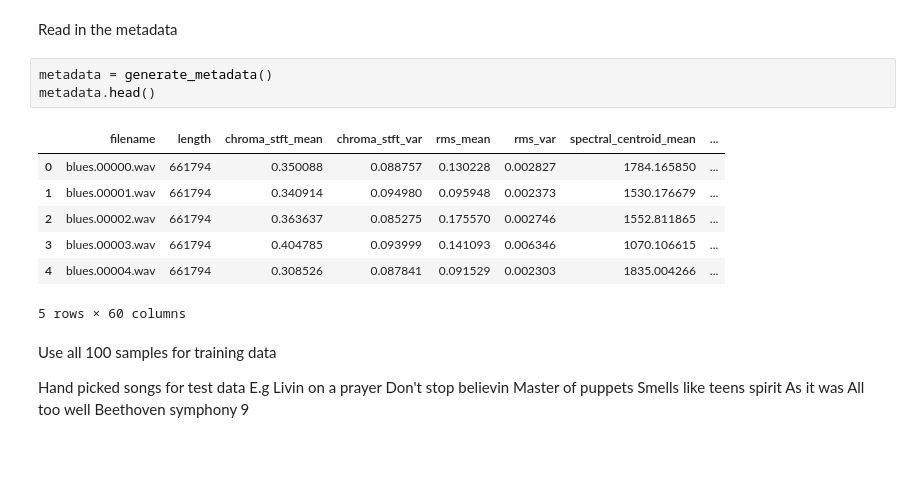
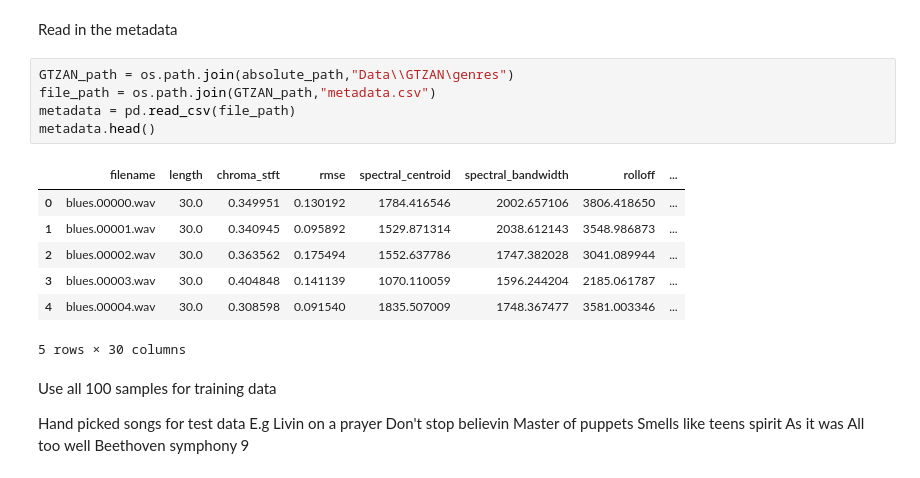
Before and after one commit to JWL16038/Music-Classification, a Jupyter notebook: Notebooks/GTZAN model.ipynb, the cells around one changed output. Saved outputs shown, nothing was run; the diff lists cells and outputs as text.

```diff
--- a/Notebooks/GTZAN model.ipynb
+++ b/Notebooks/GTZAN model.ipynb
@@ -71,16 +32,18 @@ def generate_metadata(file_name = "metadata.csv"):
 # %% [markdown]
 Read in the metadata
-# %%
-metadata = generate_metadata()
-metadata.head()
-# %% [output]
-|  | filename | length | chroma_stft_mean | chroma_stft_var | rms_mean | rms_var | spectral_centroid_mean | ... |
-| 0 | blues.00000.wav | 661794 | 0.350088 | 0.088757 | 0.130228 | 0.002827 | 1784.165850 | ... |
-| 1 | blues.00001.wav | 661794 | 0.340914 | 0.094980 | 0.095948 | 0.002373 | 1530.176679 | ... |
-| 2 | blues.00002.wav | 661794 | 0.363637 | 0.085275 | 0.175570 | 0.002746 | 1552.811865 | ... |
-| 3 | blues.00003.wav | 661794 | 0.404785 | 0.093999 | 0.141093 | 0.006346 | 1070.106615 | ... |
-| 4 | blues.00004.wav | 661794 | 0.308526 | 0.087841 | 0.091529 | 0.002303 | 1835.004266 | ... |
-5 rows × 60 columns
+# %%
+GTZAN_path = os.path.join(absolute_path,"Data\\GTZAN\genres")
+file_path = os.path.join(GTZAN_path,"metadata.csv")
+metadata = pd.read_csv(file_path)
+metadata.head()
+# %% [output]
+|  | filename | length | chroma_stft | rmse | spectral_centroid | spectral_bandwidth | rolloff | ... |
+| 0 | blues.00000.wav | 30.0 | 0.349951 | 0.130192 | 1784.416546 | 2002.657106 | 3806.418650 | ... |
+| 1 | blues.00001.wav | 30.0 | 0.340945 | 0.095892 | 1529.871314 | 2038.612143 | 3548.986873 | ... |
+| 2 | blues.00002.wav | 30.0 | 0.363562 | 0.175494 | 1552.637786 | 1747.382028 | 3041.089944 | ... |
+| 3 | blues.00003.wav | 30.0 | 0.404848 | 0.141139 | 1070.110059 | 1596.244204 | 2185.061787 | ... |
+| 4 | blues.00004.wav | 30.0 | 0.308598 | 0.091540 | 1835.507009 | 1748.367477 | 3581.003346 | ... |
+5 rows × 30 columns
 # %% [markdown]
 Use all 100 samples for training data
 
```
Also changed, not shown: parts of 8 cells of this notebook.
